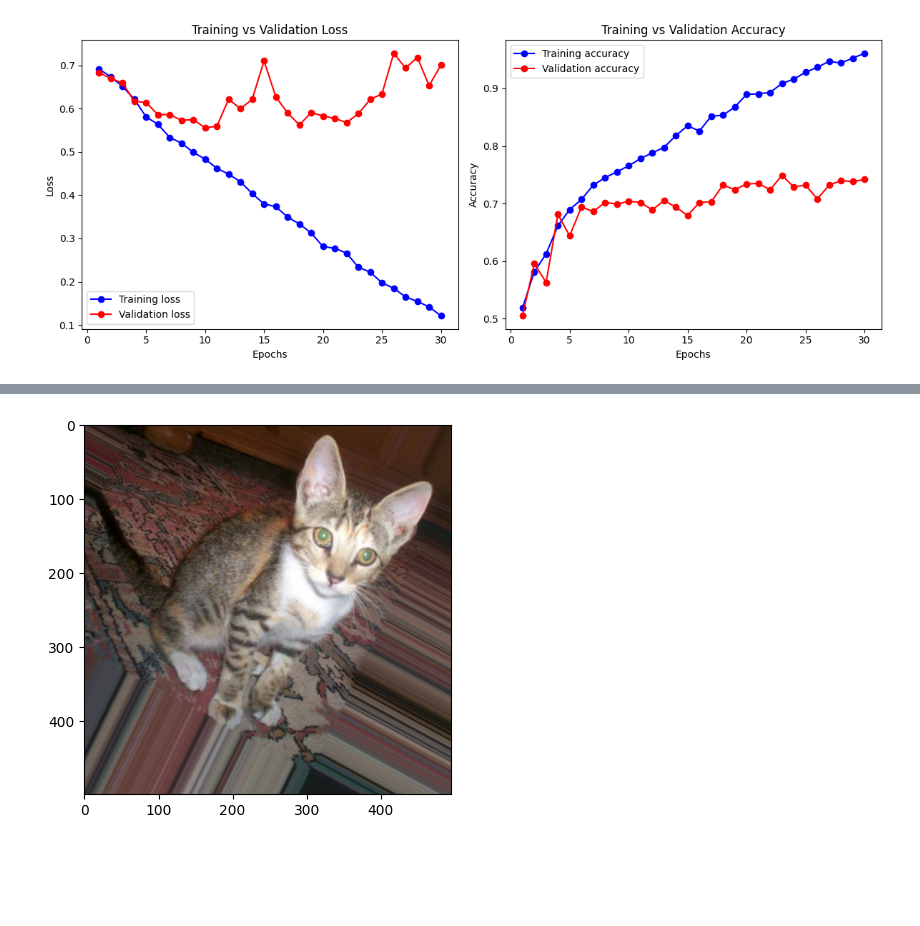
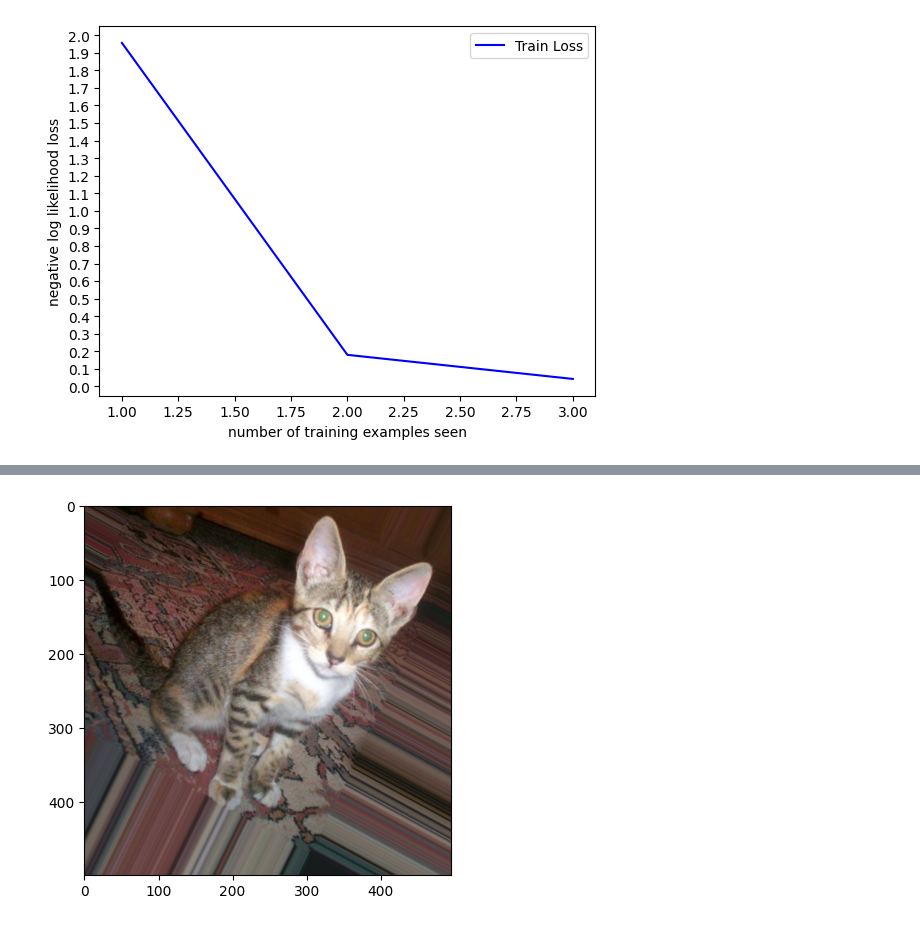
Before and after one commit to hllqkb/ML2025Spring_HUNG_YI_LEE_Machine_Learning_Homework, a Jupyter notebook: catvsdog/main.ipynb, the cells around one changed output, grey strips where cells are left out. Drawn from its saved outputs; the diff is of its cells as text; code cells hidden in the pictures; blank space fills up the shorter version.

```diff
--- a/catvsdog/main.ipynb
+++ b/catvsdog/main.ipynb
@@ -176,4 +290,19 @@ Epoch 30/30
-# %%
-draw(history)
-# %% [output]
-[figure, removed]
+# %%
+# 画出训练时损失下降趋势
+# n_epochs = 3  # 训练轮数
+# initial_loss = 2.0  # 初始损失值
+# final_loss = 0.04304  # 最终损失值
+
+# # 构造模拟的损失数据 - 指数下降趋势
+# train_loss = initial_loss * np.exp(-np.linspace(0, 5, n_epochs)) + np.random.normal(0, 0.05, n_epochs)
+# train_loss = np.clip(train_loss, final_loss, None)
+fig = plt.figure()
+train_counter =[x+1 for x in range(n_epochs)]
+plt.plot(train_counter, train_loss, color='blue')
+plt.legend(['Train Loss'], loc='upper right')
+plt.yticks(np.arange(0, 2.1, 0.1))
+plt.xlabel('number of training examples seen')
+plt.ylabel('negative log likelihood loss')
+plt.show()
+# %% [output]
+[figure, added]
```
Also changed, not shown: parts of 11 cells of this notebook, 1 other file.
